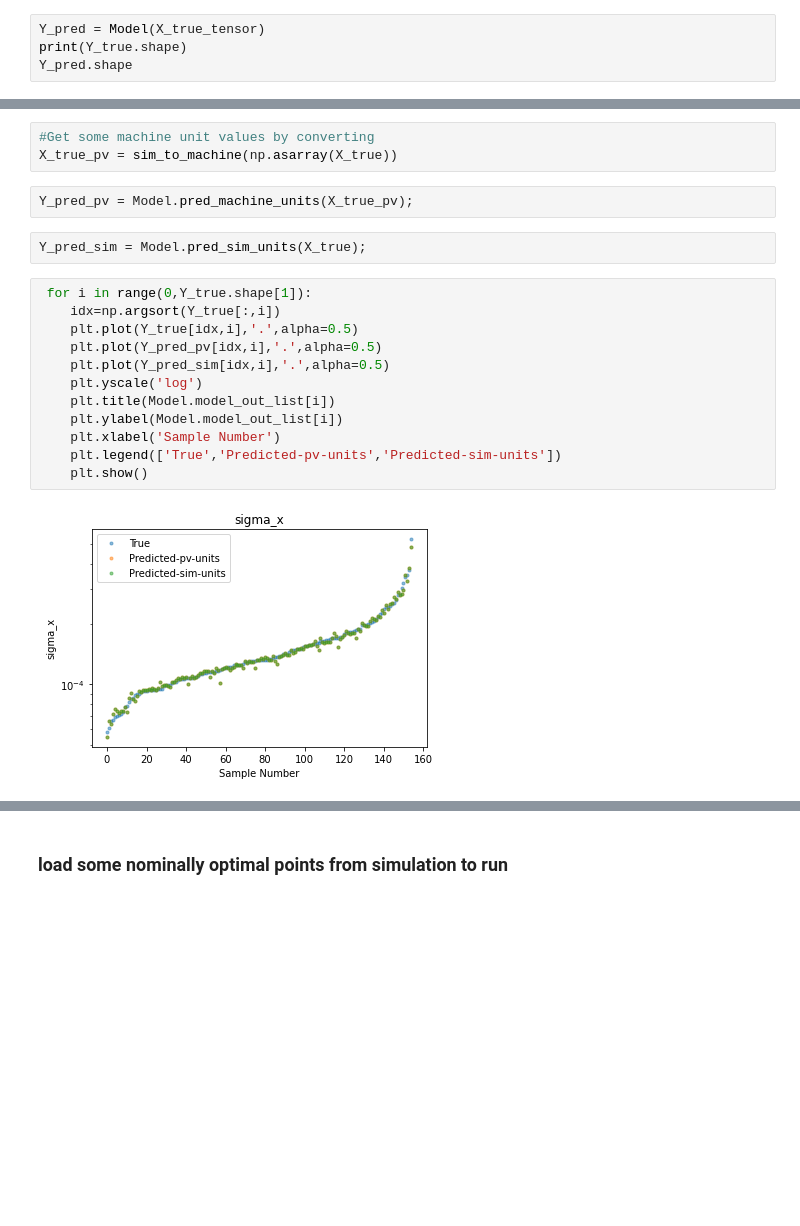
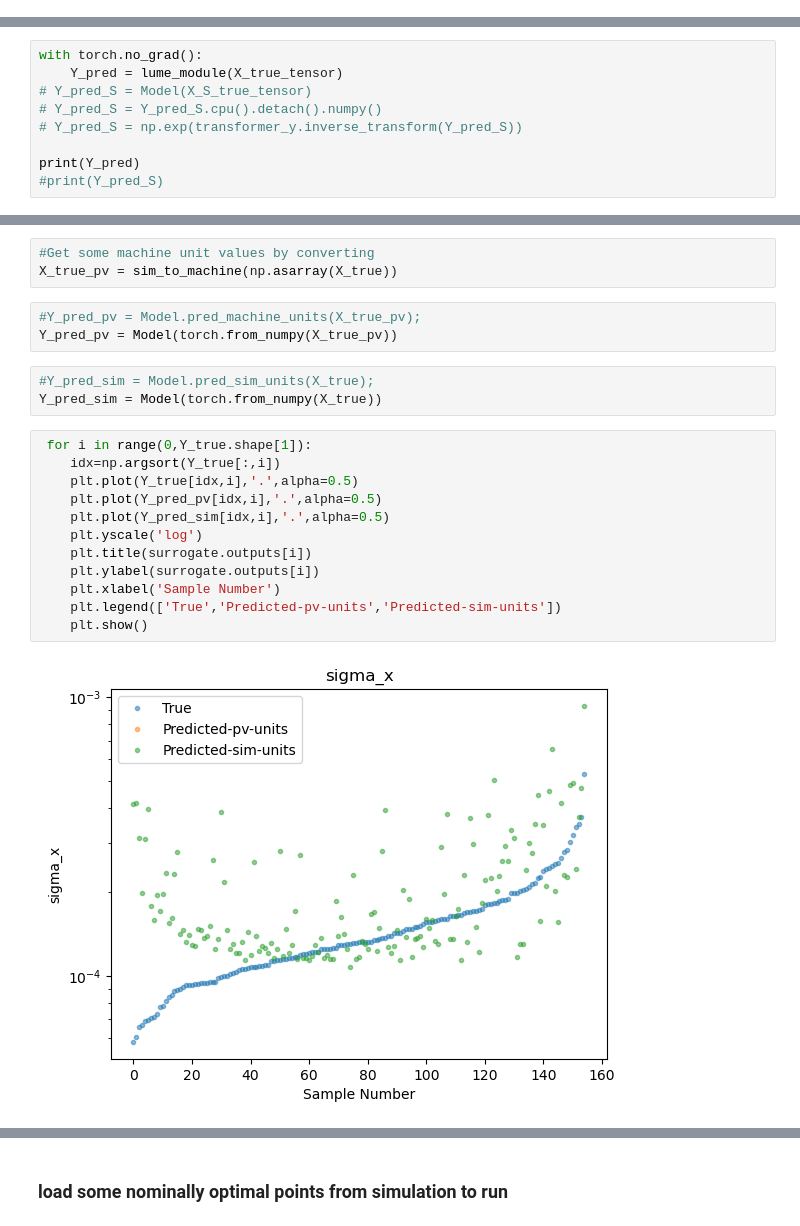
Before and after one commit to singh96aman/lcls_cu_injector_tuning, a Jupyter notebook: models/simple_models/LCLS_Cu_Inj_scalar_beam_size_emit_OTR2_EASY-PYTORCH.ipynb, the cells around one changed output, grey strips where cells are left out. Saved outputs shown, nothing was run; the diff lists cells and outputs as text; blank space fills up the shorter version.

Commit message:
Adding PyTorch Model

```diff
--- a/models/simple_models/LCLS_Cu_Inj_scalar_beam_size_emit_OTR2_EASY-PYTORCH.ipynb
+++ b/models/simple_models/LCLS_Cu_Inj_scalar_beam_size_emit_OTR2_EASY-PYTORCH.ipynb
@@ -416,4 +455,0 @@ torch.Size([155, 10])
-# %%
-Y_pred = Model(X_true_tensor)
-print(Y_true.shape)
-Y_pred.shape
@@ -425,0 +466,9 @@ torch.Size([155, 5])
+# %%
+with torch.no_grad():
+    Y_pred = lume_module(X_true_tensor)
+# Y_pred_S = Model(X_S_true_tensor)
+# Y_pred_S = Y_pred_S.cpu().detach().numpy()
+# Y_pred_S = np.exp(transformer_y.inverse_transform(Y_pred_S))
+
+print(Y_pred)
+#print(Y_pred_S)
@@ -446,21 +504,23 @@ torch.Size([155, 5])
 # %%
 #Get some machine unit values by converting
 X_true_pv = sim_to_machine(np.asarray(X_true))
-# %%
-Y_pred_pv = Model.pred_machine_units(X_true_pv);
-# %%
-Y_pred_sim = Model.pred_sim_units(X_true);
+# %%
+#Y_pred_pv = Model.pred_machine_units(X_true_pv);
+Y_pred_pv = Model(torch.from_numpy(X_true_pv))
+# %%
+#Y_pred_sim = Model.pred_sim_units(X_true);
+Y_pred_sim = Model(torch.from_numpy(X_true))
 # %%
  for i in range(0,Y_true.shape[1]):
     idx=np.argsort(Y_true[:,i])
     plt.plot(Y_true[idx,i],'.',alpha=0.5)
     plt.plot(Y_pred_pv[idx,i],'.',alpha=0.5)
     plt.plot(Y_pred_sim[idx,i],'.',alpha=0.5)
     plt.yscale('log')
-    plt.title(Model.model_out_list[i])
-    plt.ylabel(Model.model_out_list[i])
+    plt.title(surrogate.outputs[i])
+    plt.ylabel(surrogate.outputs[i])
     plt.xlabel('Sample Number')
     plt.legend(['True','Predicted-pv-units','Predicted-sim-units'])
     plt.show()
 # %% [output]
-[figure, old version]
+[figure, new version]
```
Also changed, not shown: parts of 13 cells of this notebook, 10 other files.
